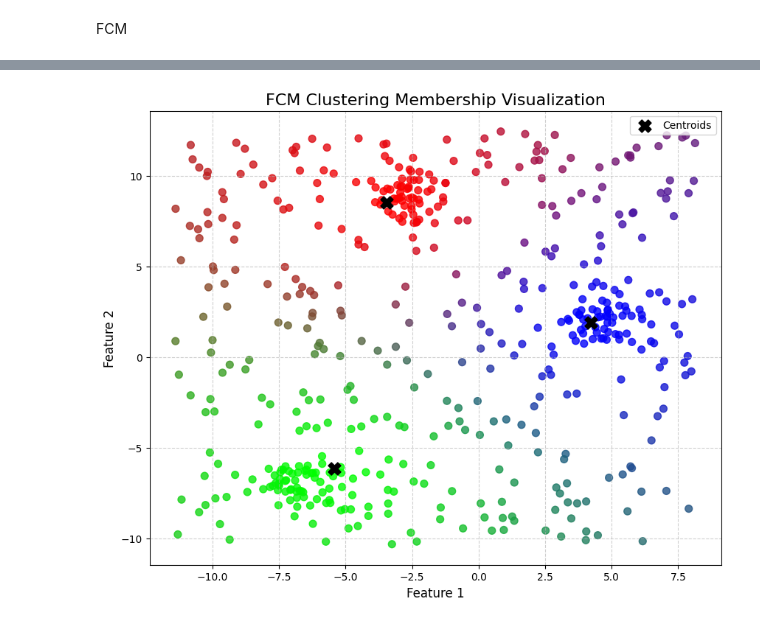
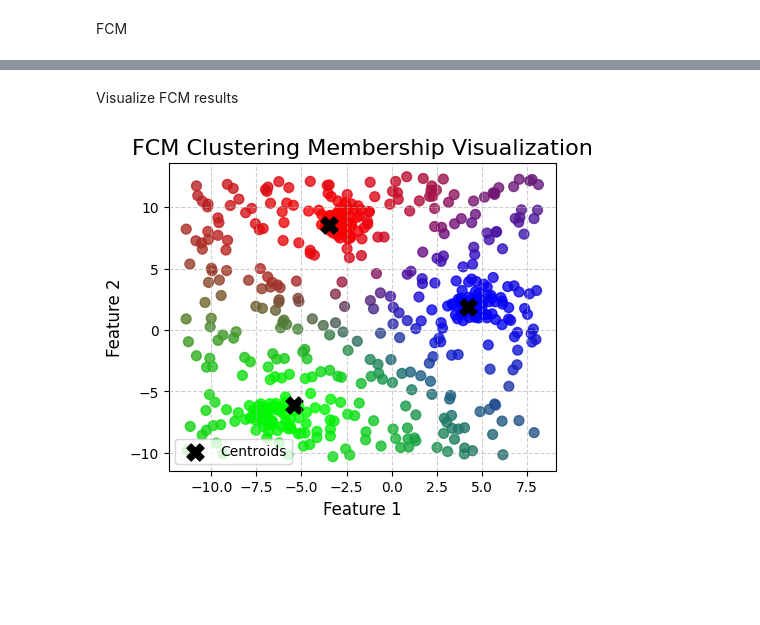
Before and after one commit to WouterFeijen/Clustering, a Jupyter notebook: testing/urr-assignment-vis.ipynb, the cells around one changed output, grey strips where cells are left out. Drawn from its saved outputs; the diff is of its cells as text; code cells hidden in the pictures; blank space fills up the shorter version.

```diff
--- a/testing/urr-assignment-vis.ipynb
+++ b/testing/urr-assignment-vis.ipynb
@@ -167,19 +166,21 @@ array([[-3.46923925,  8.55342267],
+# %% [markdown]
+Visualize FCM results
 # %%
 rgb_colors = U_FCM.T
 
 # Create the scatter plot
-plt.figure(figsize=(10, 8))
+plt.figure(figsize=(5, 4))
 plt.scatter(X_combined[:, 0], X_combined[:, 1], c=rgb_colors, alpha=0.8, s=50)
 
 # Plot the centroids for context
 plt.scatter(V_FCM[:, 0], V_FCM[:, 1], marker='X', s=150, c='black', linewidth=1, label='Centroids')
 
 # Add titles and labels for clarity
 plt.title('FCM Clustering Membership Visualization', fontsize=16)
 plt.xlabel('Feature 1', fontsize=12)
 plt.ylabel('Feature 2', fontsize=12)
 plt.legend()
 plt.grid(True, linestyle='--', alpha=0.6)
 plt.show()
 # %% [output]
-[figure, old version]
+[figure, new version]
```
Also changed, not shown: parts of 1 cell of this notebook, 1 other file.
